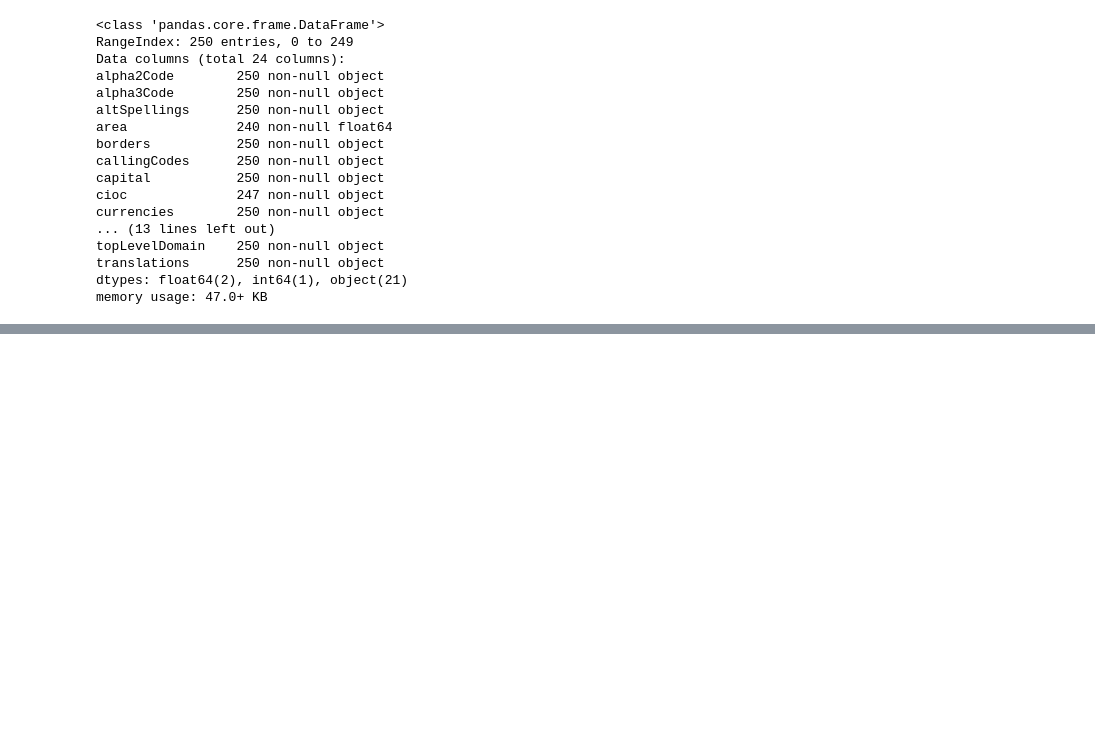
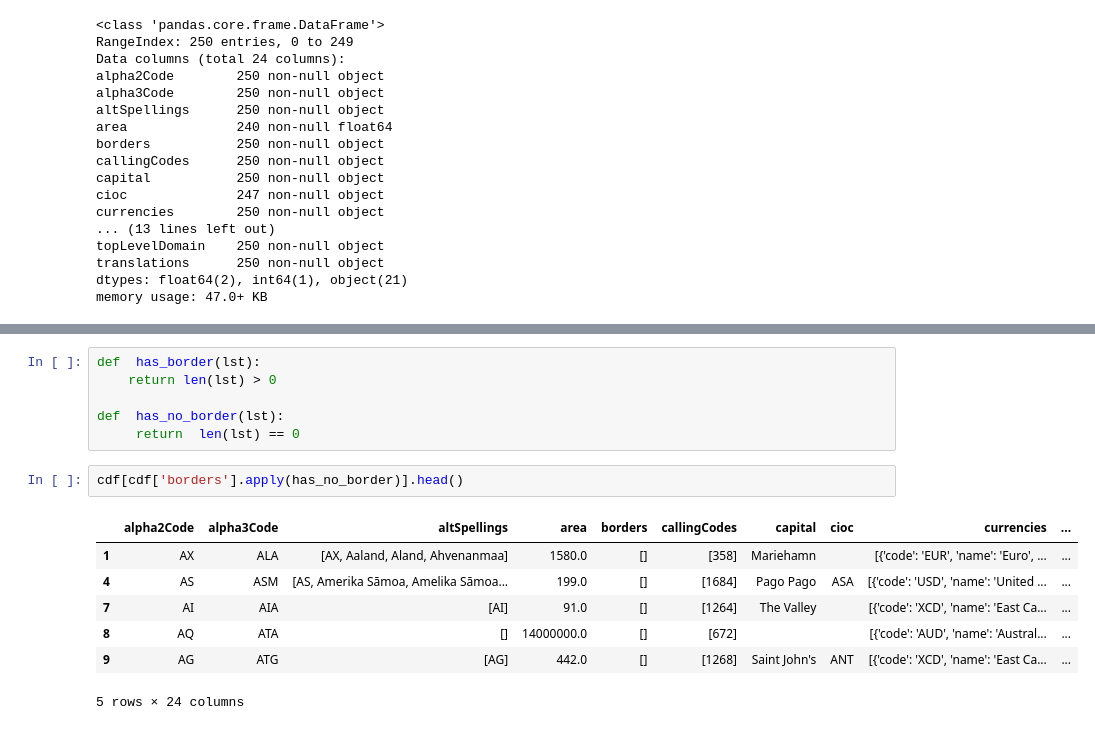
Before and after one commit to srikanthpragada/DataScience_21_JAN_2019, a Jupyter notebook: DataFrameDemo.ipynb, the cells around one changed output, grey strips where cells are left out. Drawn from its saved outputs; the diff is of its cells as text; blank space fills up the shorter version.

```diff
--- a/DataFrameDemo.ipynb
+++ b/DataFrameDemo.ipynb
@@ -251,0 +342,16 @@ memory usage: 47.0+ KB
+# %%
+def  has_border(lst):
+    return len(lst) > 0
+
+def  has_no_border(lst):
+     return  len(lst) == 0
+# %%
+cdf[cdf['borders'].apply(has_no_border)].head()
+# %% [output]
+|  | alpha2Code | alpha3Code | altSpellings | area | borders | callingCodes | capital | cioc | currencies | ... |
+| 1 | AX | ALA | [AX, Aaland, Aland, Ahvenanmaa] | 1580.0 | [] | [358] | Mariehamn |  | [{'code': 'EUR', 'name': 'Euro', ... | ... |
+| 4 | AS | ASM | [AS, Amerika Sāmoa, Amelika Sāmoa... | 199.0 | [] | [1684] | Pago Pago | ASA | [{'code': 'USD', 'name': 'United ... | ... |
+| 7 | AI | AIA | [AI] | 91.0 | [] | [1264] | The Valley |  | [{'code': 'XCD', 'name': 'East Ca... | ... |
+| 8 | AQ | ATA | [] | 14000000.0 | [] | [672] |  |  | [{'code': 'AUD', 'name': 'Austral... | ... |
+| 9 | AG | ATG | [AG] | 442.0 | [] | [1268] | Saint John's | ANT | [{'code': 'XCD', 'name': 'East Ca... | ... |
+5 rows × 24 columns
```
Also changed, not shown: parts of 21 cells of this notebook.
